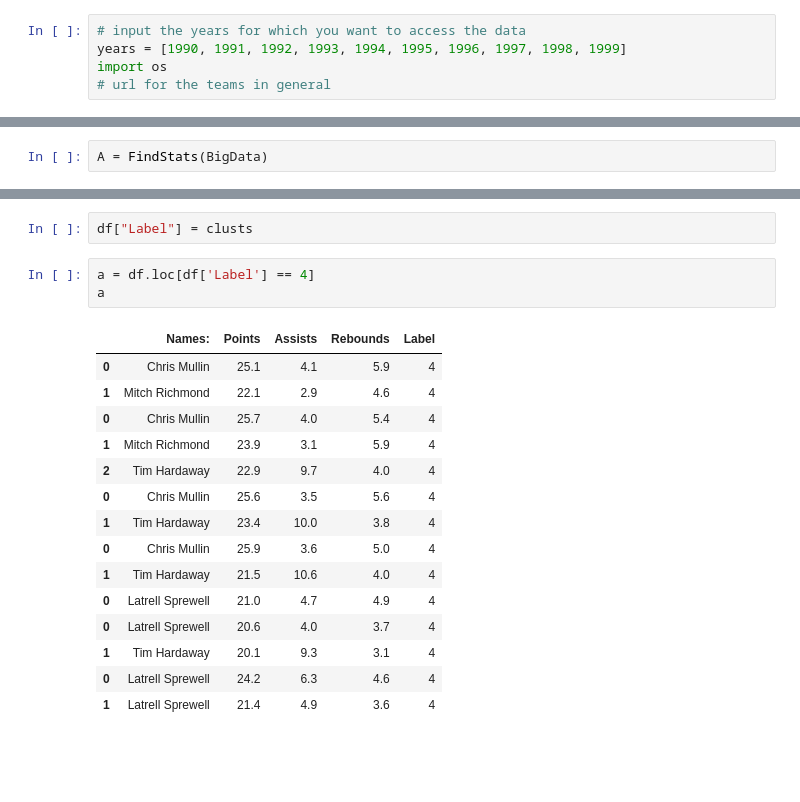
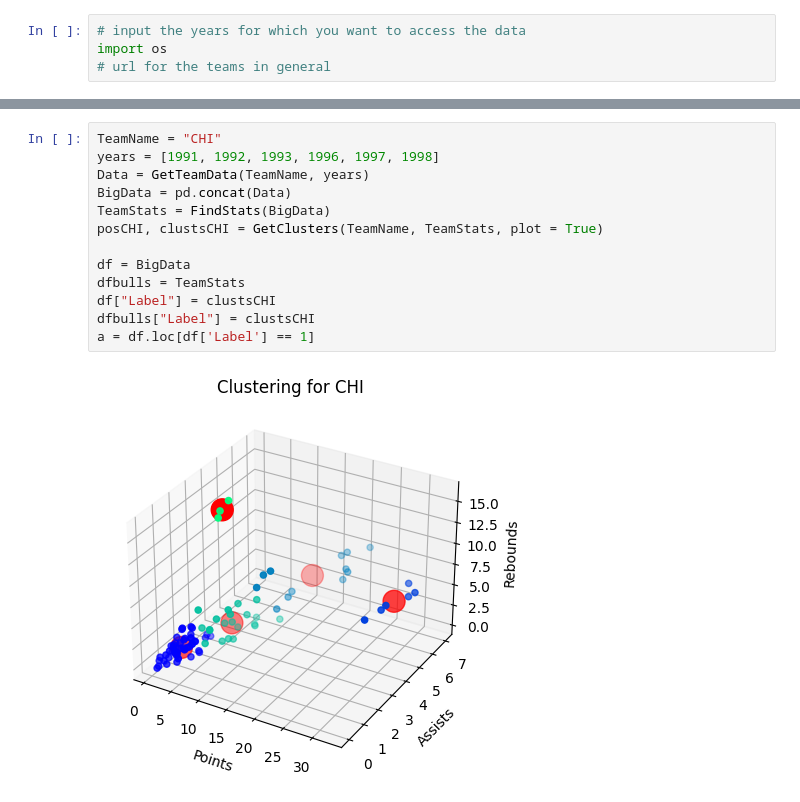
Before and after one commit to BiratalWagle/Basketball_Project, a Jupyter notebook: Main.ipynb, the cells around one changed output, grey strips where cells are left out. Cells and saved outputs as stored; diff of their text form; blank space fills up the shorter version.

```diff
--- a/Main.ipynb
+++ b/Main.ipynb
@@ -1,5 +11,4 @@
 # %%
 # input the years for which you want to access the data
-years = [1990, 1991, 1992, 1993, 1994, 1995, 1996, 1997, 1998, 1999]
 import os
 # url for the teams in general
@@ -116,5 +104,3 @@ for i in NameList:
-# %%
-A = FindStats(BigData)
 # %%
 import pandas as pd
 import matplotlib.pyplot as plt
@@ -156,21 +141,15 @@ Text(0.5, 0.92, 'Clustering for the GSW')
-# %%
-df["Label"] = clusts
-# %%
-a = df.loc[df['Label'] == 4]
-a
-# %% [output]
-|  | Names: | Points | Assists | Rebounds | Label |
-| 0 | Chris Mullin | 25.1 | 4.1 | 5.9 | 4 |
-| 1 | Mitch Richmond | 22.1 | 2.9 | 4.6 | 4 |
-| 0 | Chris Mullin | 25.7 | 4.0 | 5.4 | 4 |
-| 1 | Mitch Richmond | 23.9 | 3.1 | 5.9 | 4 |
-| 2 | Tim Hardaway | 22.9 | 9.7 | 4.0 | 4 |
-| 0 | Chris Mullin | 25.6 | 3.5 | 5.6 | 4 |
-| 1 | Tim Hardaway | 23.4 | 10.0 | 3.8 | 4 |
-| 0 | Chris Mullin | 25.9 | 3.6 | 5.0 | 4 |
-| 1 | Tim Hardaway | 21.5 | 10.6 | 4.0 | 4 |
-| 0 | Latrell Sprewell | 21.0 | 4.7 | 4.9 | 4 |
-| 0 | Latrell Sprewell | 20.6 | 4.0 | 3.7 | 4 |
-| 1 | Tim Hardaway | 20.1 | 9.3 | 3.1 | 4 |
-| 0 | Latrell Sprewell | 24.2 | 6.3 | 4.6 | 4 |
-| 1 | Latrell Sprewell | 21.4 | 4.9 | 3.6 | 4 |
+# %%
+TeamName = "CHI"
+years = [1991, 1992, 1993, 1996, 1997, 1998]
+Data = GetTeamData(TeamName, years)
+BigData = pd.concat(Data)
+TeamStats = FindStats(BigData)
+posCHI, clustsCHI = GetClusters(TeamName, TeamStats, plot = True)
+
+df = BigData
+dfbulls = TeamStats
+df["Label"] = clustsCHI
+dfbulls["Label"] = clustsCHI
+a = df.loc[df['Label'] == 1]
+# %% [output]
+[figure, added]
```
Also changed, not shown: parts of 27 cells of this notebook, 8 other files.
